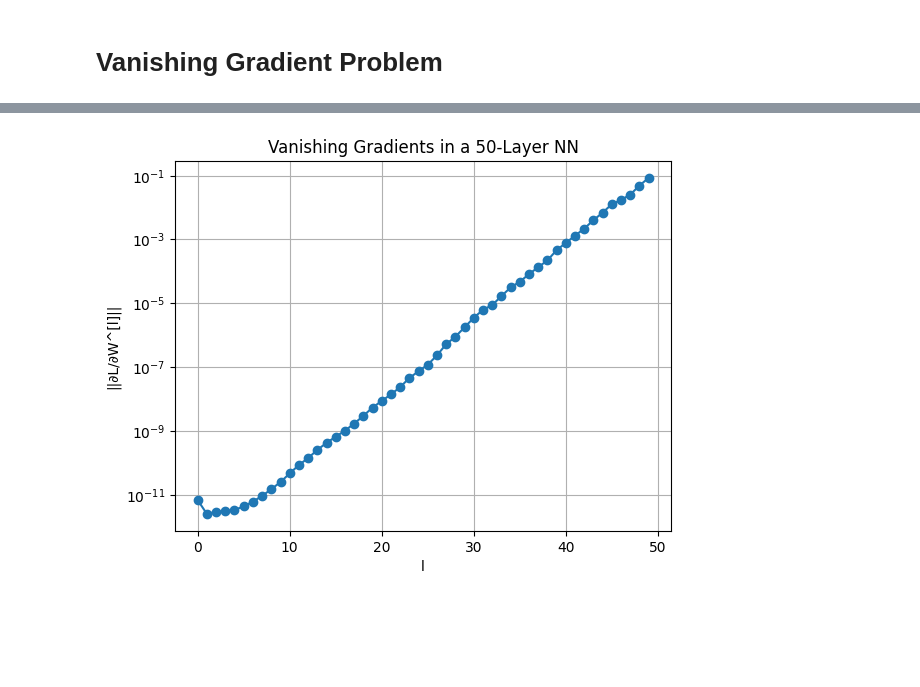
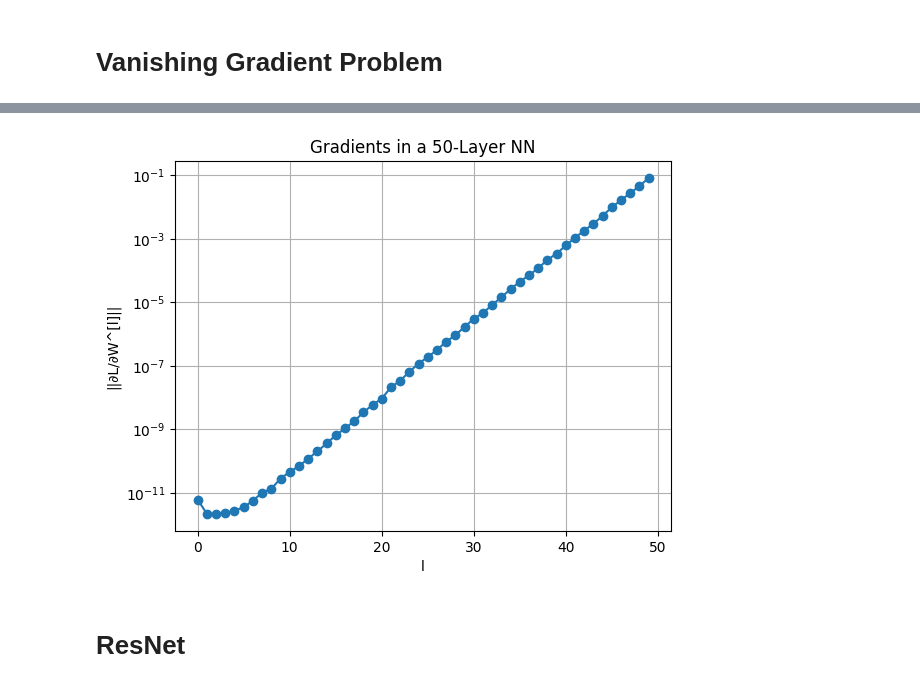
Before and after one commit to Shivam-3921/Connecting_ResNet_with_Neural_ODEs, a Jupyter notebook: SL_Final_Project.ipynb, the cells around one changed output, grey strips where cells are left out. Drawn from its saved outputs; the diff is of its cells as text; code cells hidden in the pictures; blank space fills up the shorter version.

```diff
--- a/SL_Final_Project.ipynb
+++ b/SL_Final_Project.ipynb
@@ -142,15 +202,15 @@ trainloader = torch.utils.data.DataLoader(trainset, batch_size=64, shuffle=True)
 # Get one batch of images and labels
 images, labels = next(iter(trainloader))
 # %%
-# multi-layer preceptron
+# multi-layer perceptron
 model = MLP(in_features=784, hidden_features=128, out_features=10,num_layers=50)
 
 # Use CrossEntropyLoss for classification (combines LogSoftmax and NLLLoss)
-criterion = nn.CrossEntropyLoss()
+loss_function = nn.CrossEntropyLoss()
 
 # Forward pass
 output = model(images)
-loss = criterion(output, labels)
+loss = loss_function(output, labels)
 
 # Backward pass
 loss.backward()
@@ -160,15 +220,16 @@ gradient_norms = []
 for layer in model.layers:
     norm = layer.weight.grad.norm().item()
     gradient_norms.append(norm)
-
-
-# Plotting the results
-plt.plot(gradient_norms, marker='o')
-plt.title("Vanishing Gradients in a 50-Layer NN")
-plt.xlabel("l")
-plt.ylabel(f"||∂L/∂W^[l]||")
-plt.yscale("log")
-plt.grid(True)
-plt.show()
-# %% [output]
-[figure, removed]
+# %%
+# Plotting the results
+plt.plot(gradient_norms, marker='o')
+plt.title("Gradients in a 50-Layer NN")
+plt.xlabel("l")
+plt.ylabel(f"||∂L/∂W^[l]||")
+plt.yscale("log")
+plt.grid(True)
+plt.show()
+# %% [output]
+[figure, added]
+# %% [markdown]
+# ResNet
```
Also changed, not shown: parts of 37 cells of this notebook.
